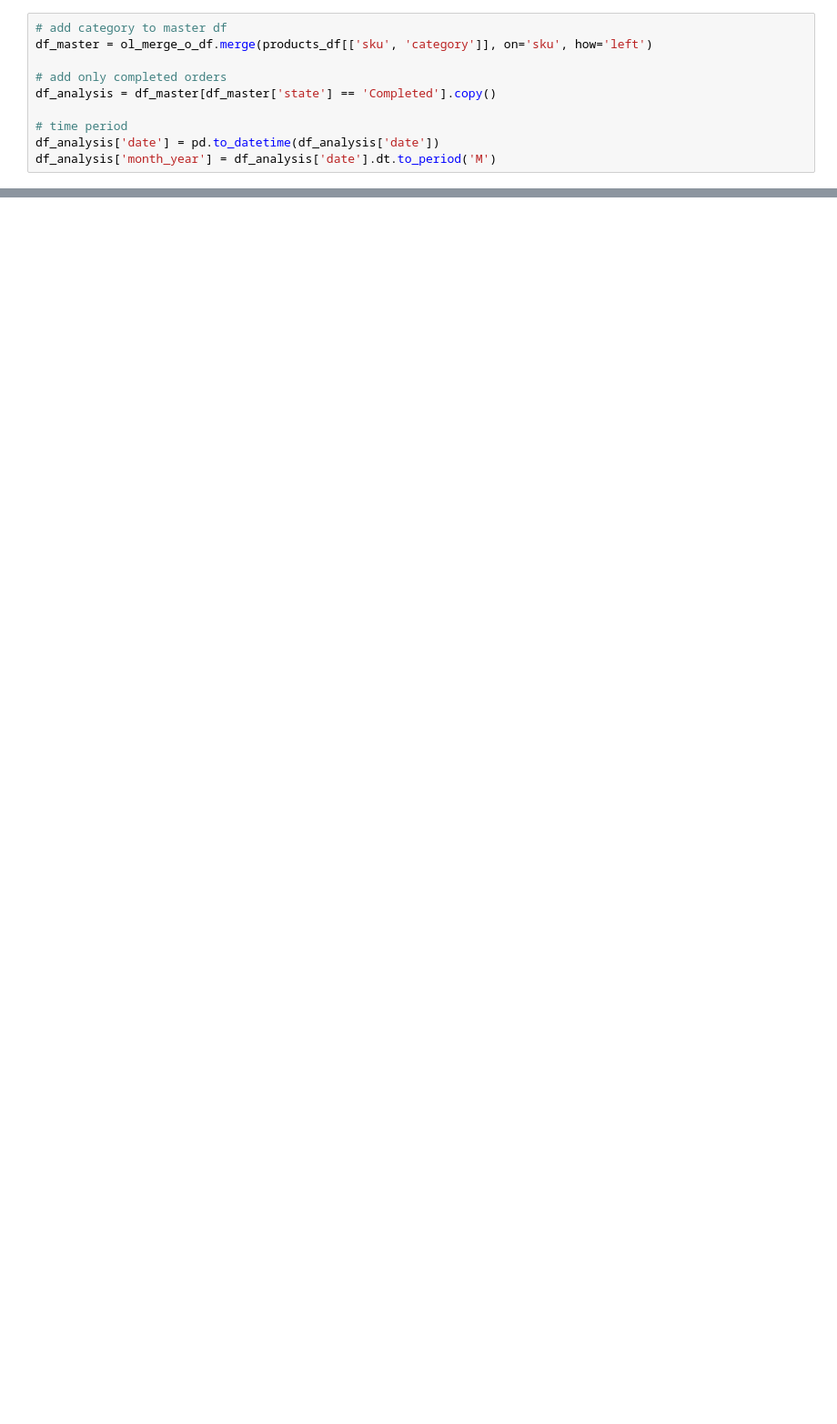
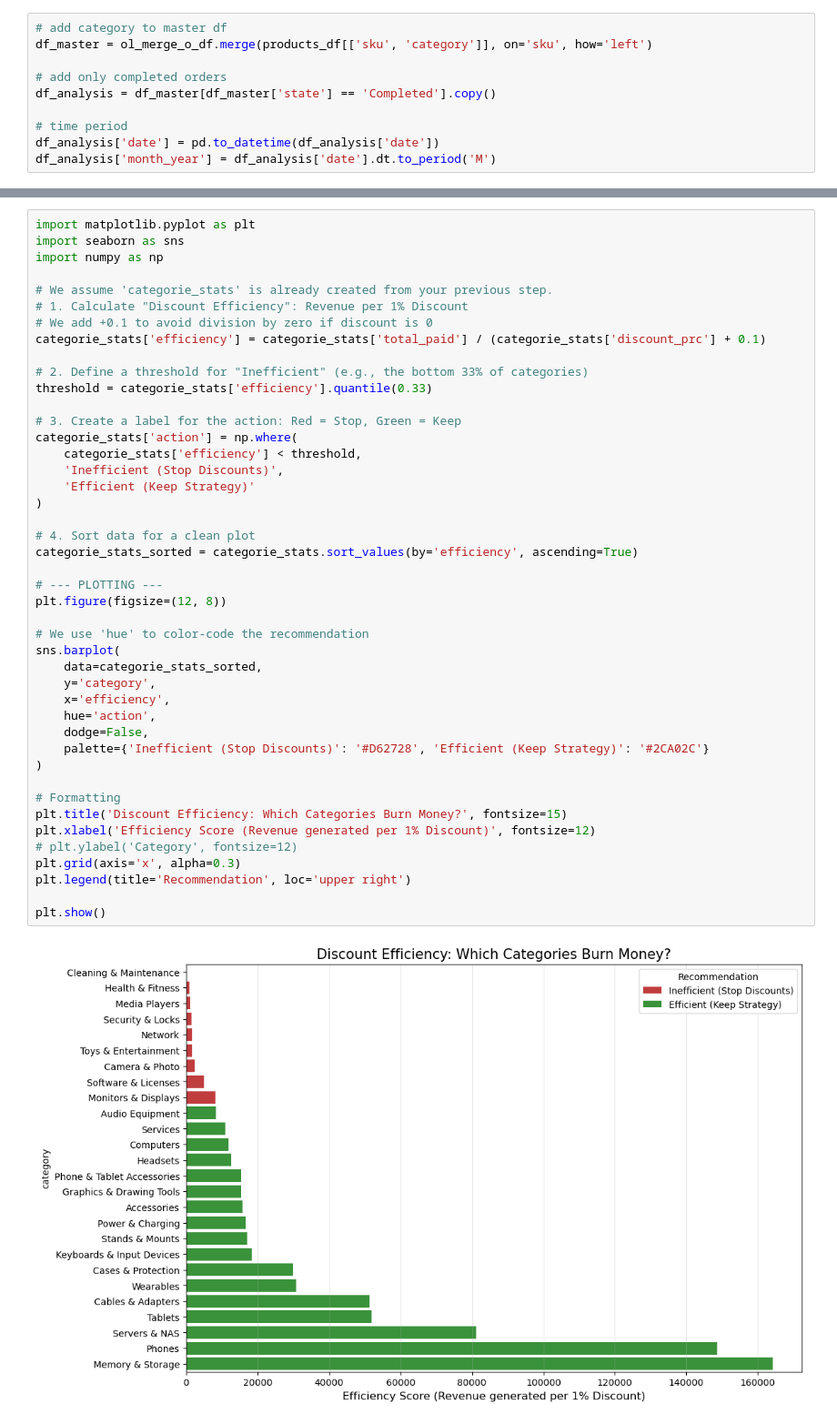
Before and after one commit to Cooljoe67/eniac_data_cleaning, a Jupyter notebook: dataanalysis_group_solution.ipynb, the cells around one changed output, grey strips where cells are left out. Shown at 91% size. Drawn from its saved outputs; the diff is of its cells as text; blank space fills up the shorter version.

```diff
--- a/dataanalysis_group_solution.ipynb
+++ b/dataanalysis_group_solution.ipynb
@@ -900,0 +939,46 @@ plt.show()
+# %%
+import matplotlib.pyplot as plt
+import seaborn as sns
+import numpy as np
+
+# We assume 'categorie_stats' is already created from your previous step.
+# 1. Calculate "Discount Efficiency": Revenue per 1% Discount
+# We add +0.1 to avoid division by zero if discount is 0
+categorie_stats['efficiency'] = categorie_stats['total_paid'] / (categorie_stats['discount_prc'] + 0.1)
+
+# 2. Define a threshold for "Inefficient" (e.g., the bottom 33% of categories)
+threshold = categorie_stats['efficiency'].quantile(0.33)
+
+# 3. Create a label for the action: Red = Stop, Green = Keep
+categorie_stats['action'] = np.where(
+    categorie_stats['efficiency'] < threshold,
+    'Inefficient (Stop Discounts)',
+    'Efficient (Keep Strategy)'
+)
+
+# 4. Sort data for a clean plot
+categorie_stats_sorted = categorie_stats.sort_values(by='efficiency', ascending=True)
+
+# --- PLOTTING ---
+plt.figure(figsize=(12, 8))
+
+# We use 'hue' to color-code the recommendation
+sns.barplot(
+    data=categorie_stats_sorted,
+    y='category',
+    x='efficiency',
+    hue='action',
+    dodge=False,
+    palette={'Inefficient (Stop Discounts)': '#D62728', 'Efficient (Keep Strategy)': '#2CA02C'}
+)
+
+# Formatting
+plt.title('Discount Efficiency: Which Categories Burn Money?', fontsize=15)
+plt.xlabel('Efficiency Score (Revenue generated per 1% Discount)', fontsize=12)
+# plt.ylabel('Category', fontsize=12)
+plt.grid(axis='x', alpha=0.3)
+plt.legend(title='Recommendation', loc='upper right')
+
+plt.show()
+# %% [output]
+[figure, added]
```
Also changed, not shown: parts of 2 cells of this notebook, 1 other file.
